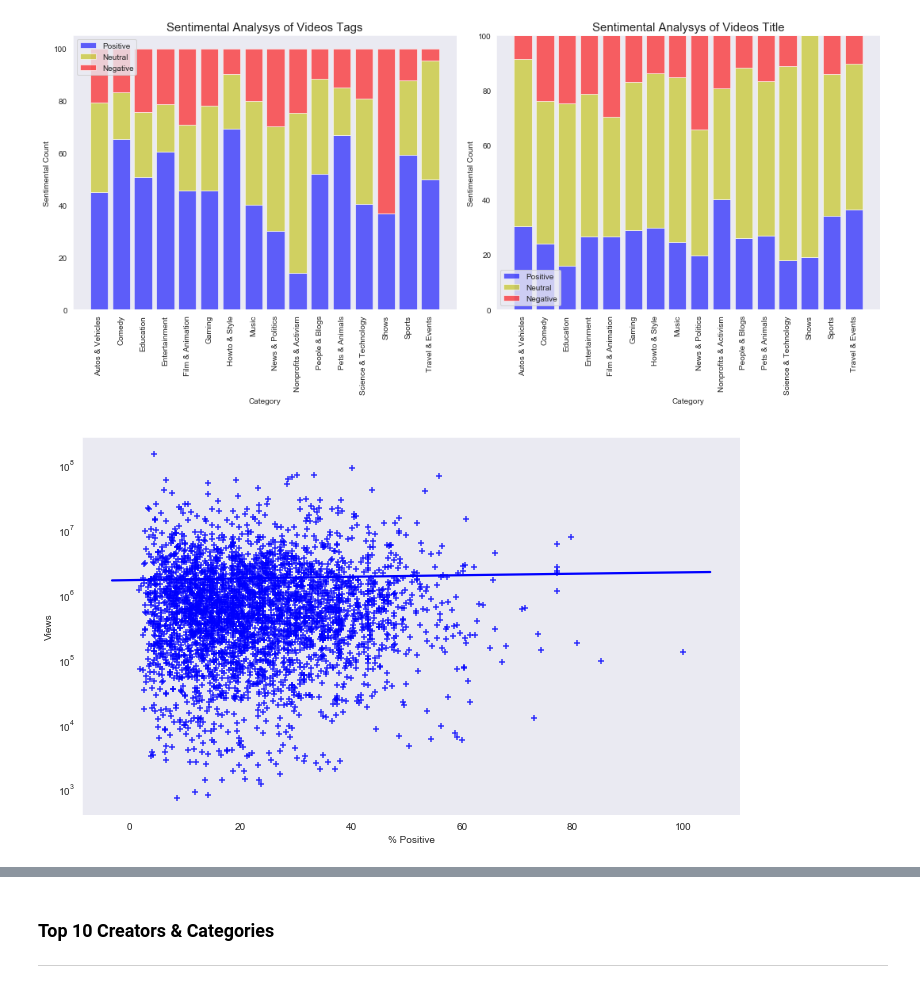
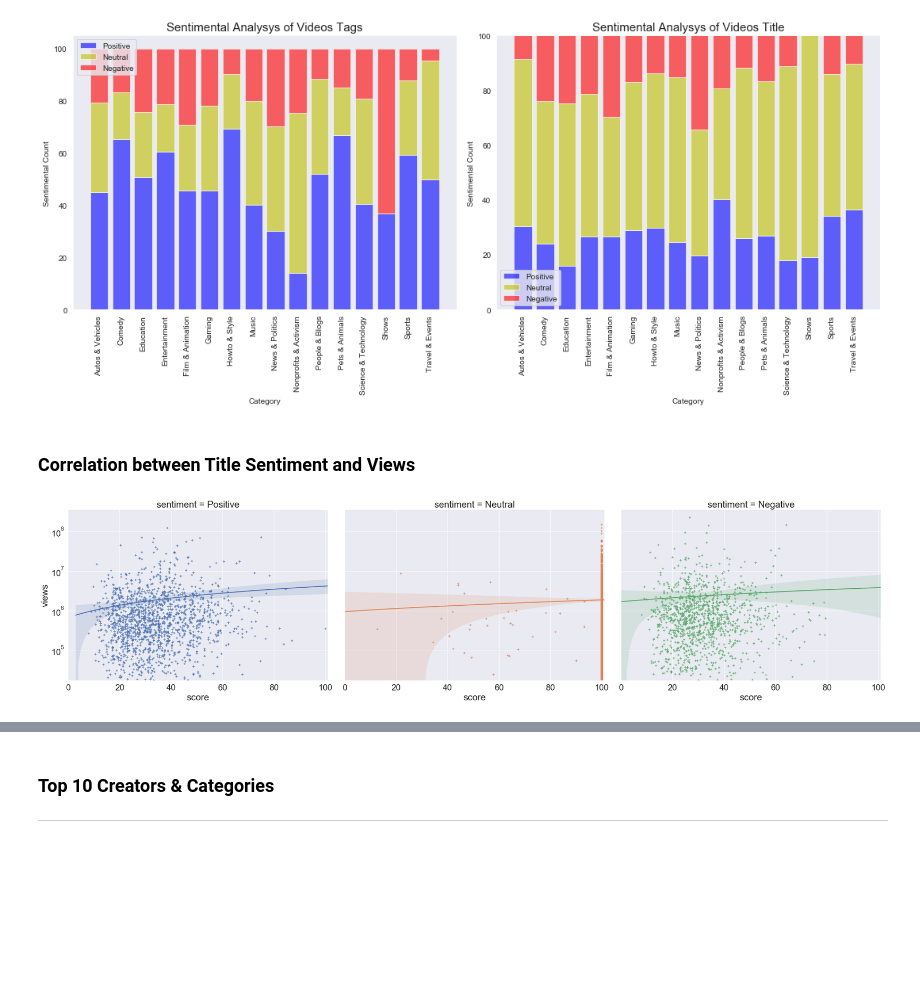
Before and after one commit to buddyguy423/DataScienceProject1, a Jupyter notebook: documents/analysis/videos/alex/Videos Analysis.ipynb, the cells around one changed output, grey strips where cells are left out. Saved outputs shown, nothing was run; the diff lists cells and outputs as text; code cells hidden in the pictures; blank space fills up the shorter version.

```diff
--- a/documents/analysis/videos/alex/Videos Analysis.ipynb
+++ b/documents/analysis/videos/alex/Videos Analysis.ipynb
@@ -476,14 +515,31 @@ plt.show()
 #ax1 = fig.add_subplot(1, 1, 1)
 #https://www.programcreek.com/python/example/96201/seaborn.regplot
 
-f, ax = plt.subplots(figsize=(10, 6))
+#f, ax = plt.subplots(figsize=(10, 6))
 
-cond = df_unique['tags_rate'] == 'Positive'
-ax1 = sns.regplot(x='tags_positive', y='views',data=df_unique[['tags_positive', 'views']][cond], fit_reg=True, ax=ax,scatter=True,marker='+', color='blue', ci=None)
-ax1.set_yscale('log')
-ax1.set_xscale('linear')
-ax1.set_xlabel('% Positive')
-ax1.set_ylabel('Views')
+#cond = df_unique['tags_rate'] == 'Positive'
+#ax1 = sns.regplot(x='tags_positive', y='views',data=df_unique[['tags_positive', 'views']][cond], fit_reg=True,
+#                  ax=ax,scatter=True,marker='+', color='blue', ci=None)
+#ax1.set_yscale('log')
+#ax1.set_xscale('linear')
+#ax1.set_xlabel('% Positive')
+#ax1.set_ylabel('Views')
+
+#cond = df_unique['title_rate'] == 'Positive'
+#ax2 = sns.regplot(x='title_positive', y='views',data=df_unique[['title_positive', 'views']][cond], fit_reg=True,
+#                  ax=ax,scatter=True,marker='+', color='blue', ci=None)
+#ax2.set_yscale('log')
+#ax2.set_xscale('linear')
+#ax2.set_xlabel('% Positive')
+#ax2.set_ylabel('Views')
+
+#cond = df_unique['title_rate'] == 'Negative'
+#ax2 = sns.regplot(x='title_negative', y='views',data=df_unique[['title_negative', 'views']][cond], fit_reg=True,
+#                  ax=ax,scatter=True,marker='+', color='red')
+#ax2.set_yscale('log')
+#ax2.set_xscale('linear')
+#ax2.set_xlabel('% Positive')
+#ax2.set_ylabel('Views')
 
 
 #cond = df_unique['tags_rate'] == 'Negative'
@@ -514,7 +570,42 @@ ax1.set_ylabel('Views')
 #ax1.set_ylim(auto=True)
 
 
-plt.tight_layout()
-plt.show()
+#plt.tight_layout()
+#plt.show()
-# %% [output]
-[figure, removed]
+# %% [markdown]
+### Correlation between Title Sentiment and Views
+# %%
+cond = df_unique['title_rate'] == 'Positive'
+df1 = df_unique[cond][['title_positive','views', 'title_rate']]
+df1.rename(columns={ 'title_positive' : 'score',
+                     'title_rate' : 'sentiment'
+                   },inplace=True)
+
+cond = df_unique['title_rate'] == 'Neutral'
+df2 = df_unique[cond][['title_neutral','views', 'title_rate']]
+df2.rename(columns={ 'title_neutral' : 'score',
+                     'title_rate' : 'sentiment'
+                   },inplace=True)
+
+cond = df_unique['title_rate'] == 'Negative'
+df3 = df_unique[cond][['title_negative','views', 'title_rate']]
+df3.rename(columns={ 'title_negative' : 'score',
+                     'title_rate' : 'sentiment'
+                   },inplace=True)
+
+sns.set(font_scale=2)
+df_regplot = pd.concat([df1, df2, df3])
+
+kws = dict(s=50, linewidth=.5, edgecolor="w")
+
+ax = sns.lmplot(x='score', y='views', col='sentiment', data=df_regplot, aspect=1.3, height=8,
+                legend=True, hue='sentiment', markers='+',col_wrap=3)
+
+ax.set(xlim=(0, 101))
+ax.set(xscale='linear', yscale='log')
+
+
+plt.tight_layout()
+plt.show()
+# %% [output]
+[figure, added]
```
Also changed, not shown: parts of 35 cells of this notebook, 2 other files.
